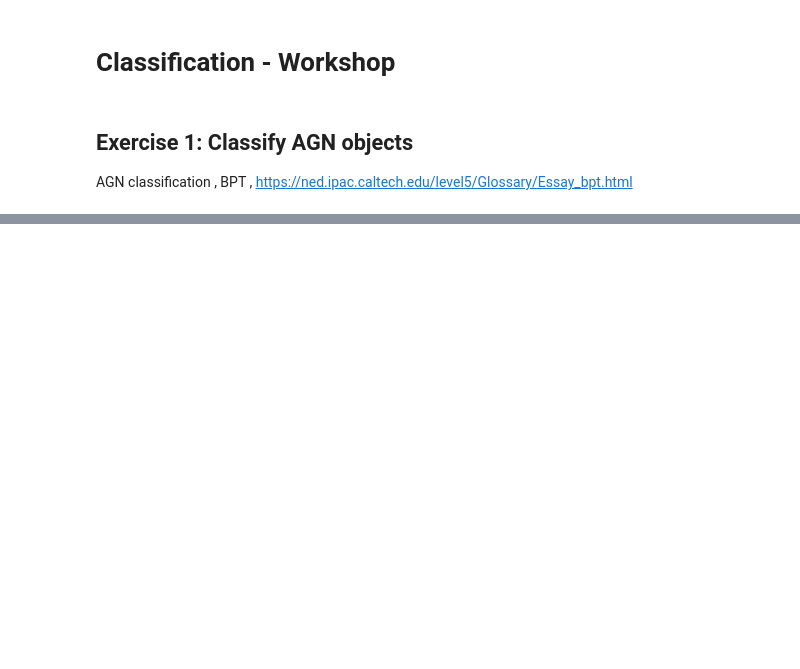
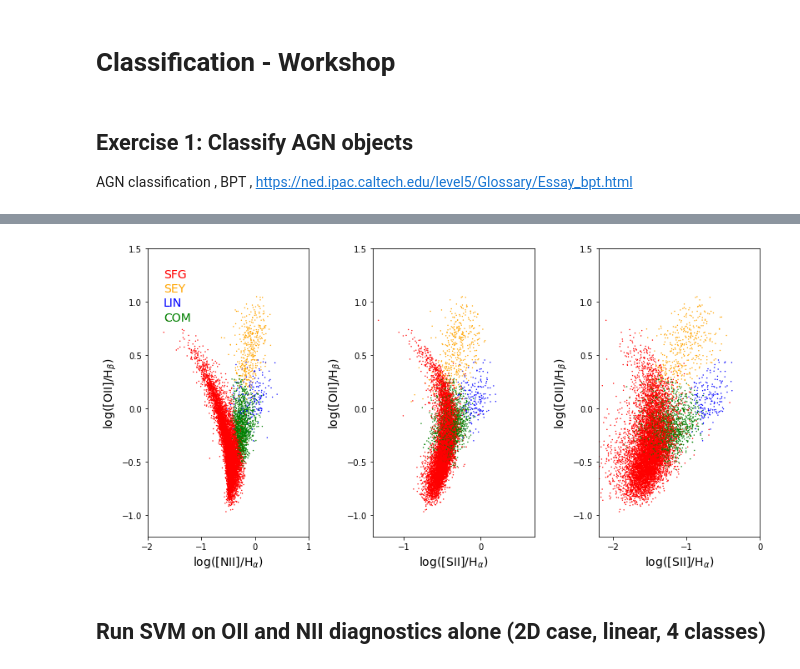
Before and after one commit to astrostatistics-in-crete/2019_summer_school, a Jupyter notebook: Classification/Classification_W.ipynb, the cells around one changed output, grey strips where cells are left out. Saved outputs shown, nothing was run; the diff lists cells and outputs as text; code cells hidden in the pictures; blank space fills up the shorter version.

```diff
--- a/Classification/Classification_W.ipynb
+++ b/Classification/Classification_W.ipynb
@@ -17,0 +124,80 @@ AGN classification , BPT , https://ned.ipac.caltech.edu/level5/Glossary/Essay_bp
+# %%
+import matplotlib as mpl
+
+# Limit scatter plots (not histograms) in showing a maximum of <N_plot> objects:
+N_plot = 10000
+# for full sample size, use: N_plot = len(X)
+
+# Creating a colormap where:
+#   red    <-> SFG
+#   yellow <-> SEY
+#   blue   <-> LIN
+#   green  <-> COM
+cmap = mpl.colors.ListedColormap(['red','orange','blue','green'])
+
+# Remeber that the sample X is organized as:
+#  X[:,0] <-> OIII_diagnostic
+#  X[:,1] <-> NII_diagnostic
+#  X[:,2] <-> SII_diagnostic
+#  X[:,3] <-> OI_diagnostic
+
+
+# PLOT THE DIAGNOSITCS
+
+fig = plt.figure(figsize=(12, 6))
+fig.subplots_adjust(bottom=0.15, top=0.95, hspace=0.0, left=0.1, right=0.95, wspace=0.4)
+
+ylim = [-1.2,1.5] # OIII_diagnostic range
+
+# > left plot
+
+xlim = [-2,1] # NII_diagnostic range
+
+ax = fig.add_subplot(131)
+im = ax.scatter(X[-N_plot:, 1], X[-N_plot:, 0], c=y[-N_plot:], s=2, lw=0, cmap=cmap, zorder=2)
+ax.set_xlim(xlim)
+ax.set_ylim(ylim)
+ax.xaxis.set_major_locator(plt.MultipleLocator(1))
+ax.yaxis.set_major_locator(plt.MultipleLocator(0.5))
+ax.set_xlabel('log([NII]/H$_{α})$', fontsize=14)
+ax.set_ylabel('log([ΟII]/H$_{β})$', fontsize=14)
+
+# legend:
+ax.text(0.1,0.90, "SFG", color='red',    transform=ax.transAxes, fontsize=14)
+ax.text(0.1,0.85, "SEY", color='orange', transform=ax.transAxes, fontsize=14)
+ax.text(0.1,0.80, "LIN", color='blue',   transform=ax.transAxes, fontsize=14)
+ax.text(0.1,0.75, "COM", color='green',  transform=ax.transAxes, fontsize=14)
+
+
+# > central plot
+
+xlim = [-1.4,0.7] # SII_diagnostic range
+
+ax = fig.add_subplot(132)
+im = ax.scatter(X[-N_plot:, 2], X[-N_plot:, 0], c=y[-N_plot:], s=2, lw=0, cmap=cmap, zorder=2)
+ax.set_xlim(xlim)
+ax.set_ylim(ylim)
+ax.xaxis.set_major_locator(plt.MultipleLocator(1))
+ax.yaxis.set_major_locator(plt.MultipleLocator(0.5))
+ax.set_xlabel('log([SII]/H$_{α})$', fontsize=14)
+ax.set_ylabel('log([ΟII]/H$_{β})$', fontsize=14)
+
+
+# > right plot
+
+xlim = [-2.2,0.0] # OI_diagnostic range
+
+ax = fig.add_subplot(133)
+im = ax.scatter(X[-N_plot:, 3], X[-N_plot:, 0], c=y[-N_plot:], s=2, lw=0, cmap=cmap, zorder=2)
+ax.set_xlim(xlim)
+ax.set_ylim(ylim)
+ax.xaxis.set_major_locator(plt.MultipleLocator(1))
+ax.yaxis.set_major_locator(plt.MultipleLocator(0.5))
+ax.set_xlabel('log([SII]/H$_{α})$', fontsize=14)
+ax.set_ylabel('log([ΟII]/H$_{β})$', fontsize=14)
+
+plt.show()
+# %% [output]
+[figure, added]
+# %% [markdown]
+## Run SVM on OII and NII diagnostics alone (2D case, linear, 4 classes)
```
Also changed, not shown: parts of 41 cells of this notebook, 2 other files.
